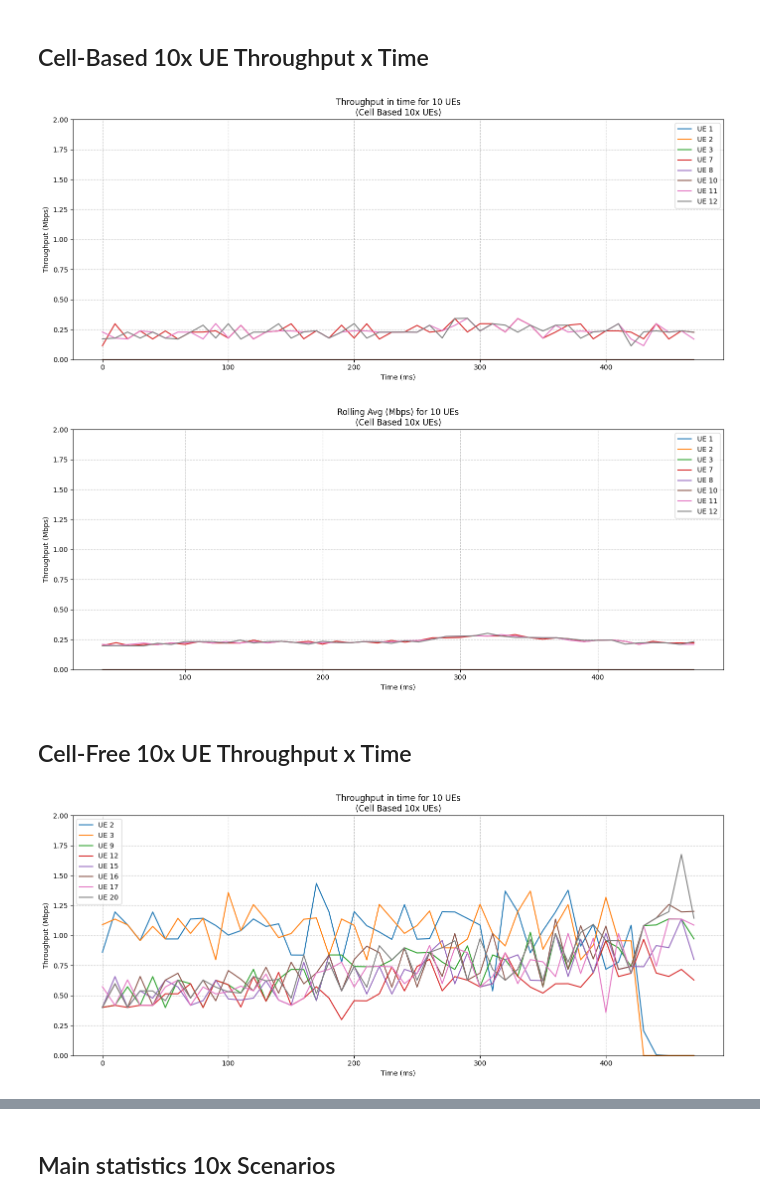
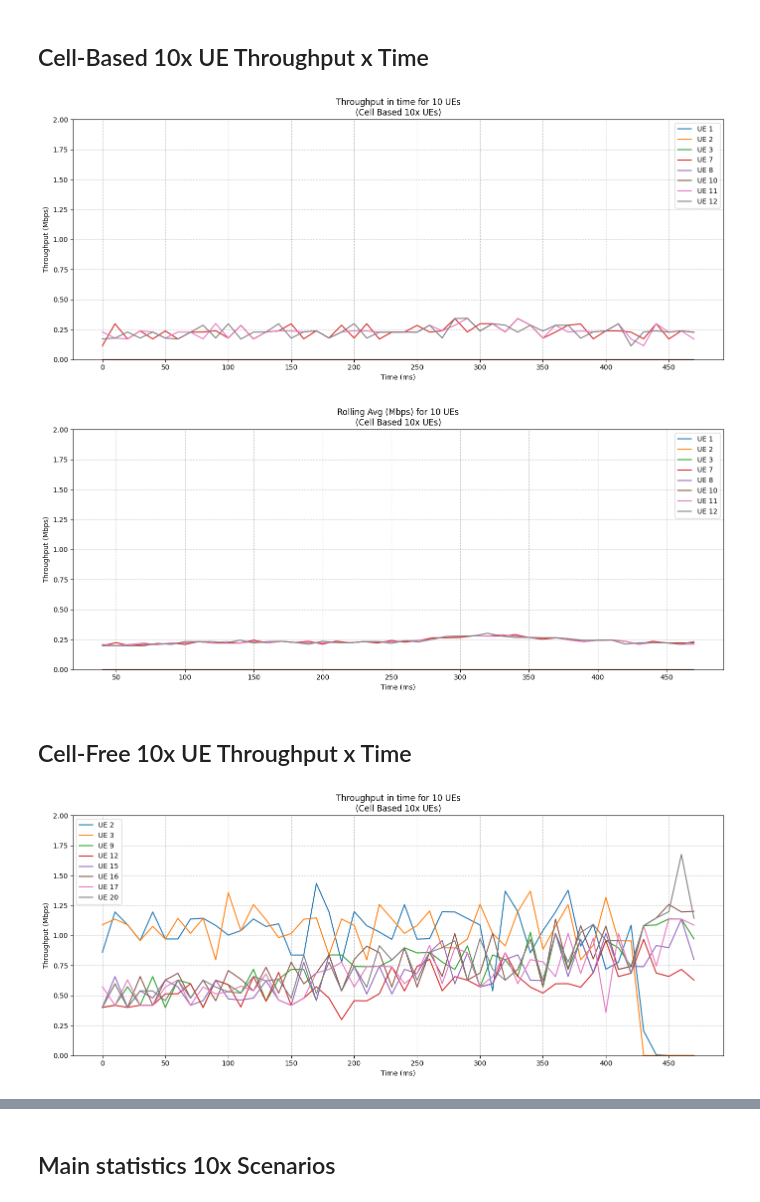
Before and after one commit to Surpr1se0/OAI-tests, a Jupyter notebook: scripts/10-ue-cb.ipynb, the cells around one changed output, grey strips where cells are left out. Saved outputs shown, nothing was run; the diff lists cells and outputs as text; code cells hidden in the pictures.

```diff
--- a/scripts/10-ue-cb.ipynb
+++ b/scripts/10-ue-cb.ipynb
@@ -69,20 +70,21 @@ for ue, valores in dados_ues_cf.items():
 # %%
 # Graphic of Throughput and Rolling Average
 plt.figure(figsize=(14, 6))
 for ue, df in dfs_cb.items():
     sns.lineplot(x="Time (ms)", y="Throughput (Mbps)", data=df, label=f"UE {ue}")
 plt.title("Throughput in time for 10 UEs\n(Cell Based 10x UEs)")
 plt.xlabel("Time (ms)")
 plt.ylabel("Throughput (Mbps)")
 plt.grid(True)
 plt.legend()
 
 plt.ylim(0, 2)
+plt.gca().xaxis.set_major_locator(MultipleLocator(50))
 plt.grid(True, linestyle='--', alpha=0.7)
 plt.tight_layout()
 plt.show()
 # %% [output]
-[figure, old version]
+[figure, new version]
 # %%
 # Graphic of Throughput and Rolling Average
 plt.figure(figsize=(14, 6))
@@ -95,11 +97,12 @@ plt.grid(True)
 plt.legend()
 
 plt.ylim(0, 2)
+plt.gca().xaxis.set_major_locator(MultipleLocator(50))
 plt.grid(True, linestyle='--', alpha=0.7)
 plt.tight_layout()
 plt.show()
 # %% [output]
-[figure, old version]
+[figure, new version]
 # %% [markdown]
 ## Cell-Free 10x UE Throughput x Time
 # %%
@@ -114,11 +117,12 @@ plt.grid(True)
 plt.legend()
 
 plt.ylim(0, 2)
+plt.gca().xaxis.set_major_locator(MultipleLocator(50))
 plt.grid(True, linestyle='--', alpha=0.7)
 plt.tight_layout()
 plt.show()
 # %% [output]
-[figure, old version]
+[figure, new version]
 # %%
 # Graphic of Throughput and Rolling Average
 plt.figure(figsize=(14, 6))
```
Also changed, not shown: parts of 2 cells of this notebook, 2 other files.
